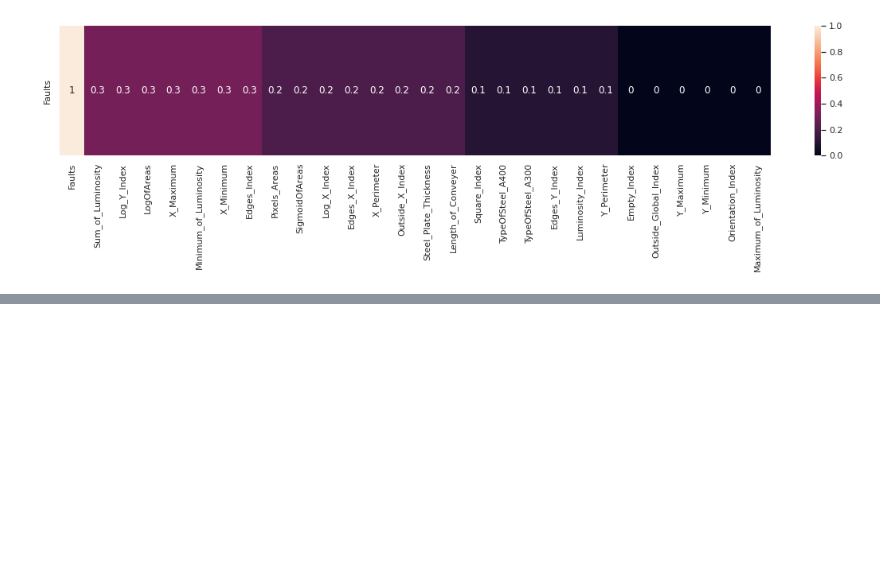
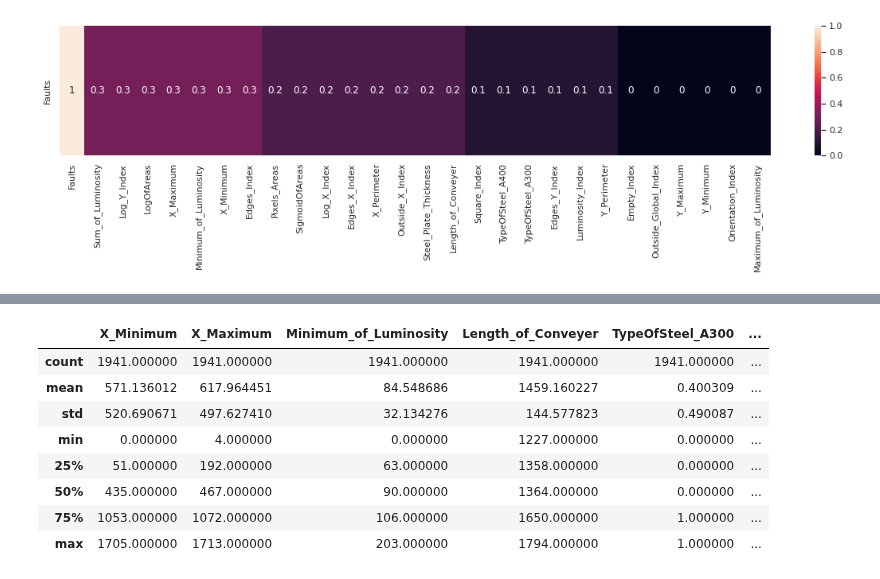
Before and after one commit to santhoshmc/machine-learning, a Jupyter notebook: SteelFaults.ipynb, the cells around one changed output, grey strips where cells are left out. Drawn from its saved outputs; the diff is of its cells as text; code cells hidden in the pictures; blank space fills up the shorter version.

```diff
--- a/SteelFaults.ipynb
+++ b/SteelFaults.ipynb
@@ -265,0 +304,2 @@ plt.show()
+# %%
+modified_df=df.drop(columns=col_drop)
@@ -265,0 +315,12 @@ plt.show()
+# %%
+modified_df.describe()
+# %% [output]
+|  | X_Minimum | X_Maximum | Minimum_of_Luminosity | Length_of_Conveyer | TypeOfSteel_A300 | ... |
+| count | 1941.000000 | 1941.000000 | 1941.000000 | 1941.000000 | 1941.000000 | ... |
+| mean | 571.136012 | 617.964451 | 84.548686 | 1459.160227 | 0.400309 | ... |
+| std | 520.690671 | 497.627410 | 32.134276 | 144.577823 | 0.490087 | ... |
+| min | 0.000000 | 4.000000 | 0.000000 | 1227.000000 | 0.000000 | ... |
+| 25% | 51.000000 | 192.000000 | 63.000000 | 1358.000000 | 0.000000 | ... |
+| 50% | 435.000000 | 467.000000 | 90.000000 | 1364.000000 | 0.000000 | ... |
+| 75% | 1053.000000 | 1072.000000 | 106.000000 | 1650.000000 | 1.000000 | ... |
+| max | 1705.000000 | 1713.000000 | 203.000000 | 1794.000000 | 1.000000 | ... |
```
Also changed, not shown: parts of 25 cells of this notebook.
